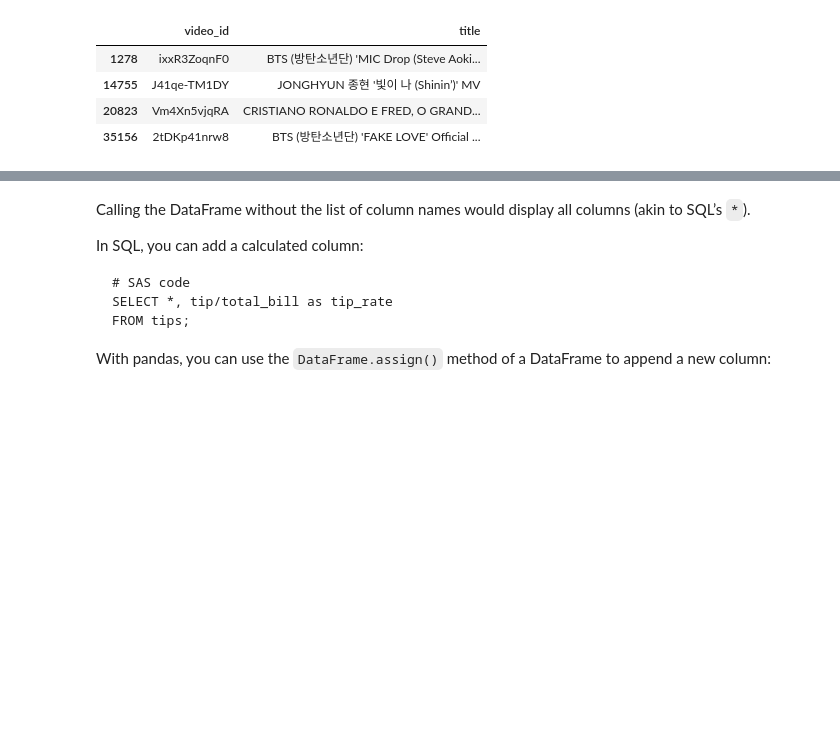
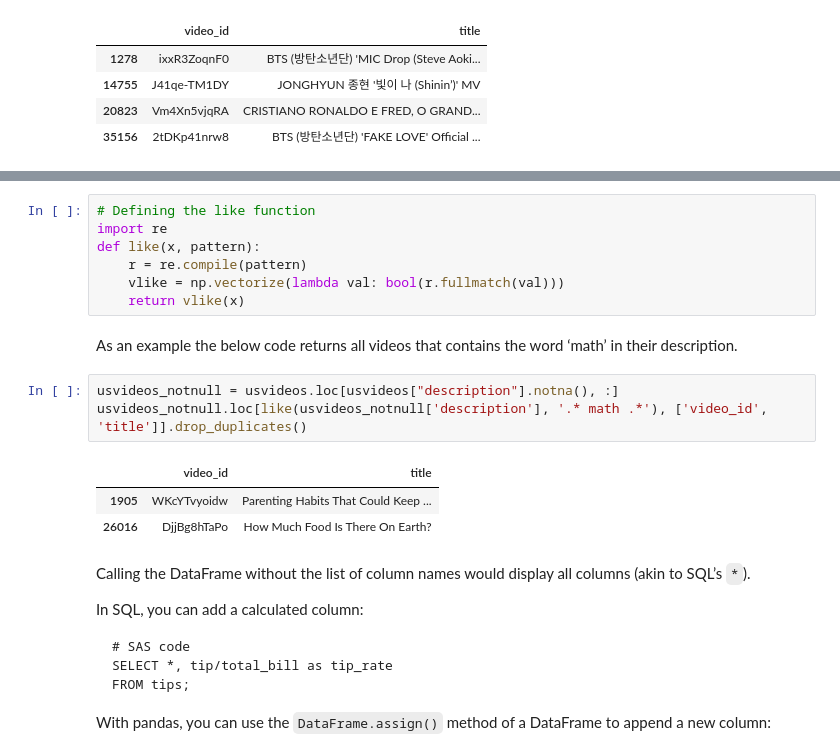
Before and after one commit to stevenkhwun/P4DS, a Jupyter notebook: SQL_in_Python_MediumArticle.ipynb, the cells around one changed output, grey strips where cells are left out. Drawn from its saved outputs; the diff is of its cells as text; blank space fills up the shorter version.

```diff
--- a/SQL_in_Python_MediumArticle.ipynb
+++ b/SQL_in_Python_MediumArticle.ipynb
@@ -241,3 +277,19 @@ tips[["total_bill", "tip", "smoker", "time"]]
+# %%
+# Defining the like function
+import re
+def like(x, pattern):
+    r = re.compile(pattern)
+    vlike = np.vectorize(lambda val: bool(r.fullmatch(val)))
+    return vlike(x)
+# %% [markdown]
+As an example the below code returns all videos that contains the word ‘math’ in their description.
+# %%
+usvideos_notnull = usvideos.loc[usvideos["description"].notna(), :]
+usvideos_notnull.loc[like(usvideos_notnull['description'], '.* math .*'), ['video_id', 'title']].drop_duplicates()
+# %% [output]
+|  | video_id | title |
+| 1905 | WKcYTvyoidw | Parenting Habits That Could Keep ... |
+| 26016 | DjjBg8hTaPo | How Much Food Is There On Earth? |
 # %% [markdown]
 Calling the DataFrame without the list of column names would display all columns (akin to SQL’s `*`).
 
```
Also changed, not shown: parts of 6 cells of this notebook.
